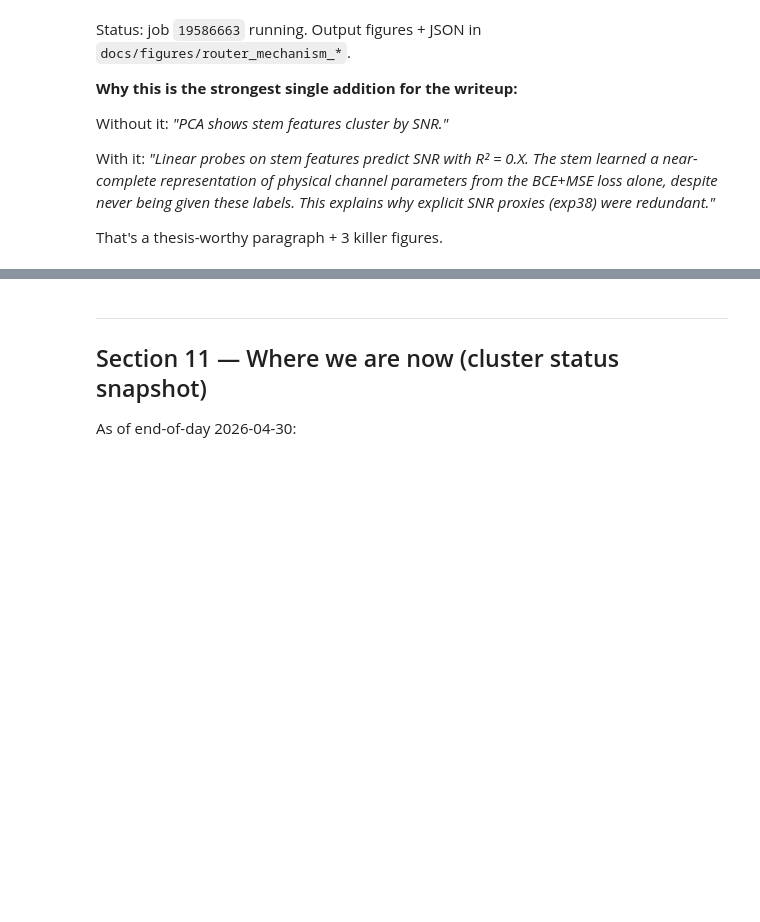
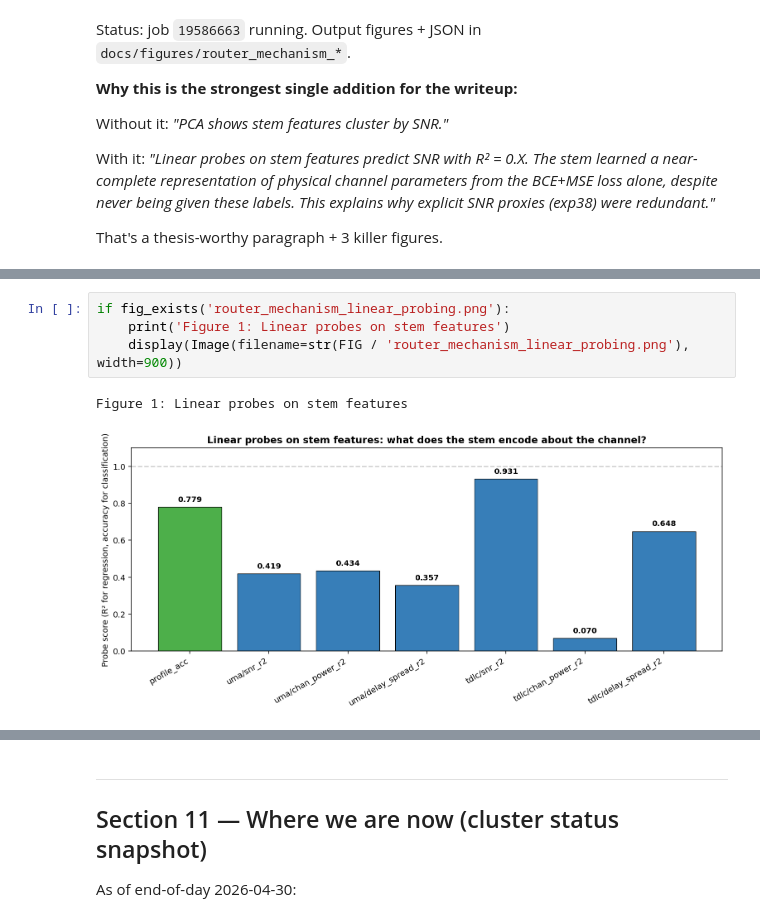
Before and after one commit to TheRamsay/moe-5g-nrx, a Jupyter notebook: docs/sprint_2026-04-30.ipynb, the cells around one changed output, grey strips where cells are left out. Drawn from its saved outputs; the diff is of its cells as text; blank space fills up the shorter version.

Commit message:
docs: add router mechanism results (TDLC SNR R²=0.93, profile-specific encoding) + sync READMEs

```diff
--- a/docs/sprint_2026-04-30.ipynb
+++ b/docs/sprint_2026-04-30.ipynb
@@ -541,0 +558,7 @@ That's a thesis-worthy paragraph + 3 killer figures.
+# %%
+if fig_exists('router_mechanism_linear_probing.png'):
+    print('Figure 1: Linear probes on stem features')
+    display(Image(filename=str(FIG / 'router_mechanism_linear_probing.png'), width=900))
+# %% [output]
+Figure 1: Linear probes on stem features
+[figure, added]
```
Also changed, not shown: parts of 5 cells of this notebook, 8 other files.
